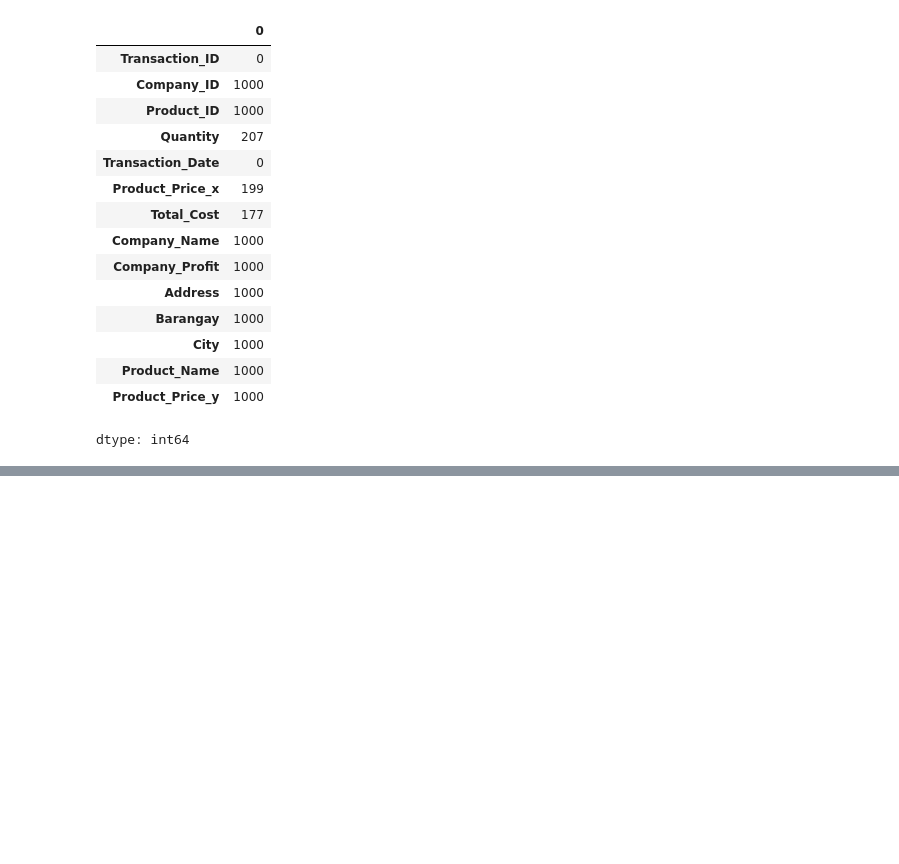
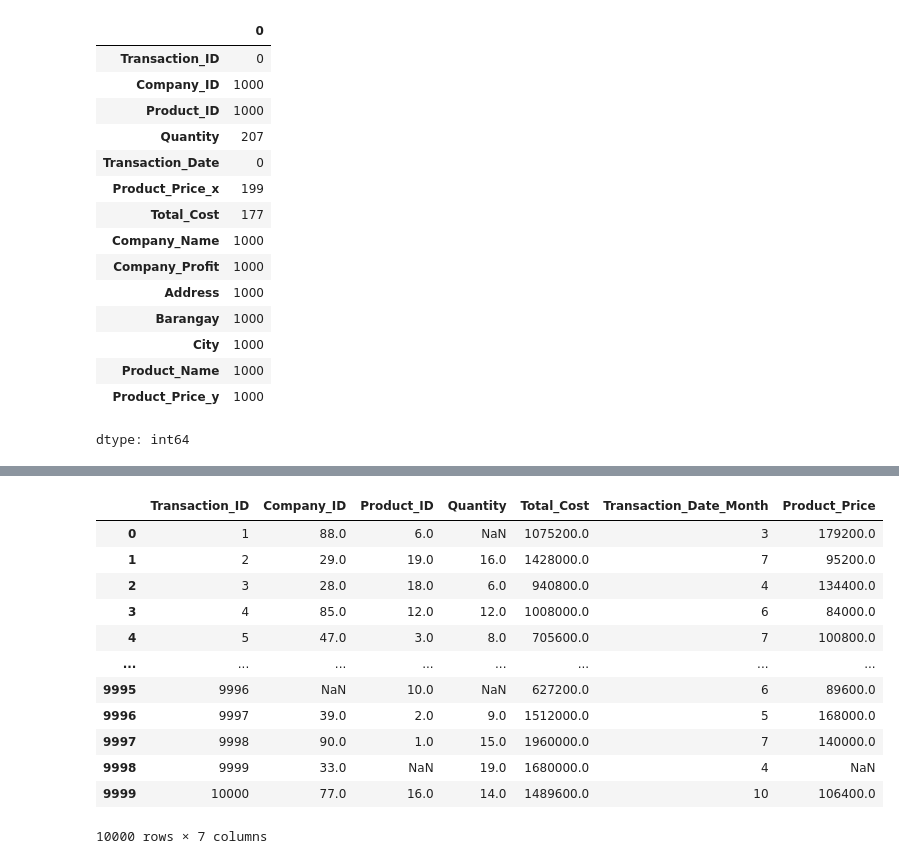
Before and after one commit to zephyrstorm123/MO-IT134-MachineLearning, a Jupyter notebook: Milestone_1_Machine_Learning.ipynb, the cells around one changed output, grey strips where cells are left out. Saved outputs shown, nothing was run; the diff lists cells and outputs as text; code cells hidden in the pictures; blank space fills up the shorter version.

```diff
--- a/Milestone_1_Machine_Learning.ipynb
+++ b/Milestone_1_Machine_Learning.ipynb
@@ -517,0 +596,23 @@ merged_data.to_csv('')
+# %%
+#Remove the old prices from transaction_df
+transaction_merged_df = transaction_merged_df.drop(columns=['Unnamed: 0', 'Product_Price_x', 'Product_Name'])
+# %%
+transaction_merged_df['Product_Price_y'] = transaction_merged_df['Product_Price_y'].rename('Product_Price')
+# %%
+transaction_merged_df.rename(columns={'Product_Price_y': 'Product_Price'}, inplace=True)
+# %%
+transaction_merged_df
+# %% [output]
+|  | Transaction_ID | Company_ID | Product_ID | Quantity | Total_Cost | Transaction_Date_Month | Product_Price |
+| 0 | 1 | 88.0 | 6.0 | NaN | 1075200.0 | 3 | 179200.0 |
+| 1 | 2 | 29.0 | 19.0 | 16.0 | 1428000.0 | 7 | 95200.0 |
+| 2 | 3 | 28.0 | 18.0 | 6.0 | 940800.0 | 4 | 134400.0 |
+| 3 | 4 | 85.0 | 12.0 | 12.0 | 1008000.0 | 6 | 84000.0 |
+| 4 | 5 | 47.0 | 3.0 | 8.0 | 705600.0 | 7 | 100800.0 |
+| ... | ... | ... | ... | ... | ... | ... | ... |
+| 9995 | 9996 | NaN | 10.0 | NaN | 627200.0 | 6 | 89600.0 |
+| 9996 | 9997 | 39.0 | 2.0 | 9.0 | 1512000.0 | 5 | 168000.0 |
+| 9997 | 9998 | 90.0 | 1.0 | 15.0 | 1960000.0 | 7 | 140000.0 |
+| 9998 | 9999 | 33.0 | NaN | 19.0 | 1680000.0 | 4 | NaN |
+| 9999 | 10000 | 77.0 | 16.0 | 14.0 | 1489600.0 | 10 | 106400.0 |
+10000 rows × 7 columns
```
Also changed, not shown: parts of 34 cells of this notebook.
